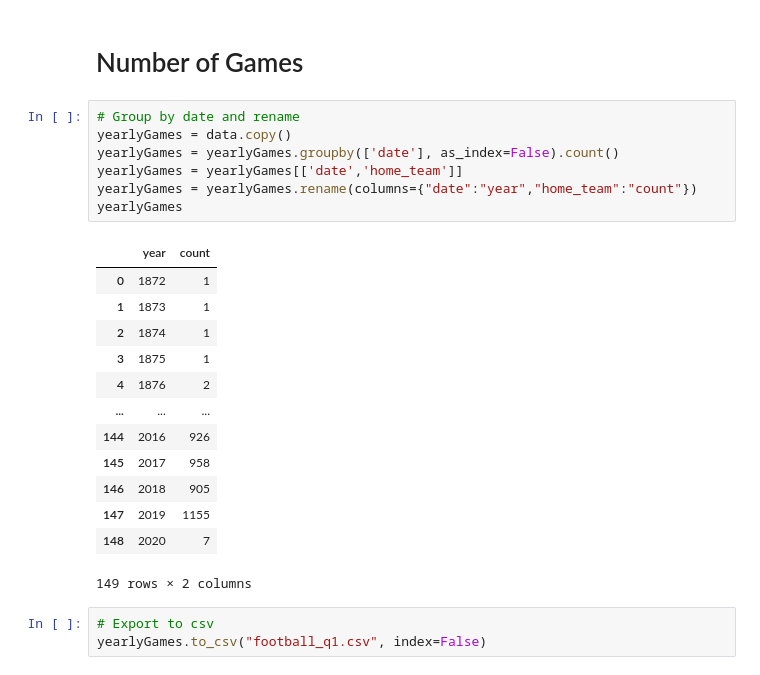
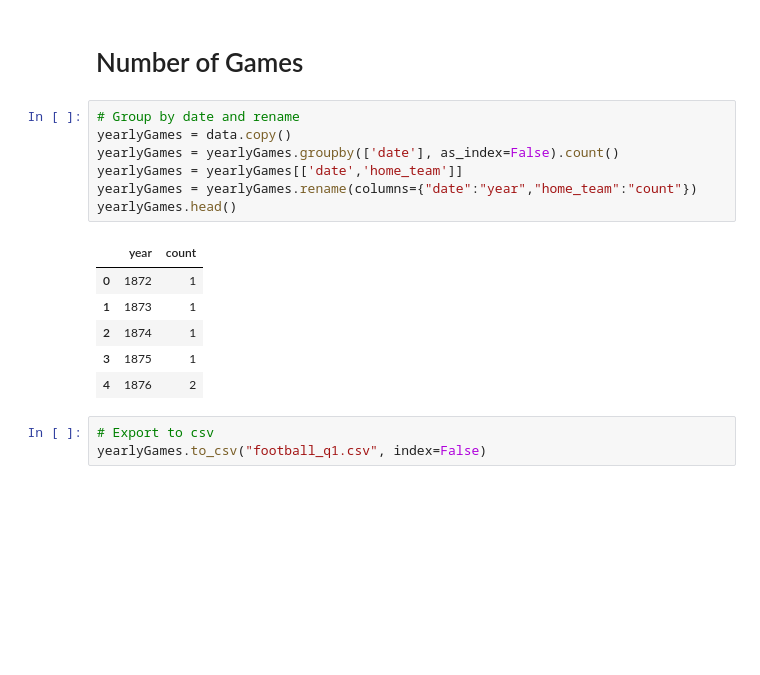
Before and after one commit to CS1951A-S21-Brown/hw6-dataviz-jiantleman, a Jupyter notebook: data/Data Cleaning.ipynb, the cells around one changed output. Cells and saved outputs as stored; diff of their text form; blank space fills up the shorter version.

```diff
--- a/data/Data Cleaning.ipynb
+++ b/data/Data Cleaning.ipynb
@@ -51,24 +51,17 @@ dtype: object
 # %%
 # Group by date and rename
 yearlyGames = data.copy()
 yearlyGames = yearlyGames.groupby(['date'], as_index=False).count()
 yearlyGames = yearlyGames[['date','home_team']]
 yearlyGames = yearlyGames.rename(columns={"date":"year","home_team":"count"})
-yearlyGames
+yearlyGames.head()
 # %% [output]
 |  | year | count |
 | 0 | 1872 | 1 |
 | 1 | 1873 | 1 |
 | 2 | 1874 | 1 |
 | 3 | 1875 | 1 |
 | 4 | 1876 | 2 |
-| ... | ... | ... |
-| 144 | 2016 | 926 |
-| 145 | 2017 | 958 |
-| 146 | 2018 | 905 |
-| 147 | 2019 | 1155 |
-| 148 | 2020 | 7 |
-149 rows × 2 columns
 # %%
 # Export to csv
 yearlyGames.to_csv("football_q1.csv", index=False)
```
Also changed, not shown: parts of 11 cells of this notebook, 10 other files.
